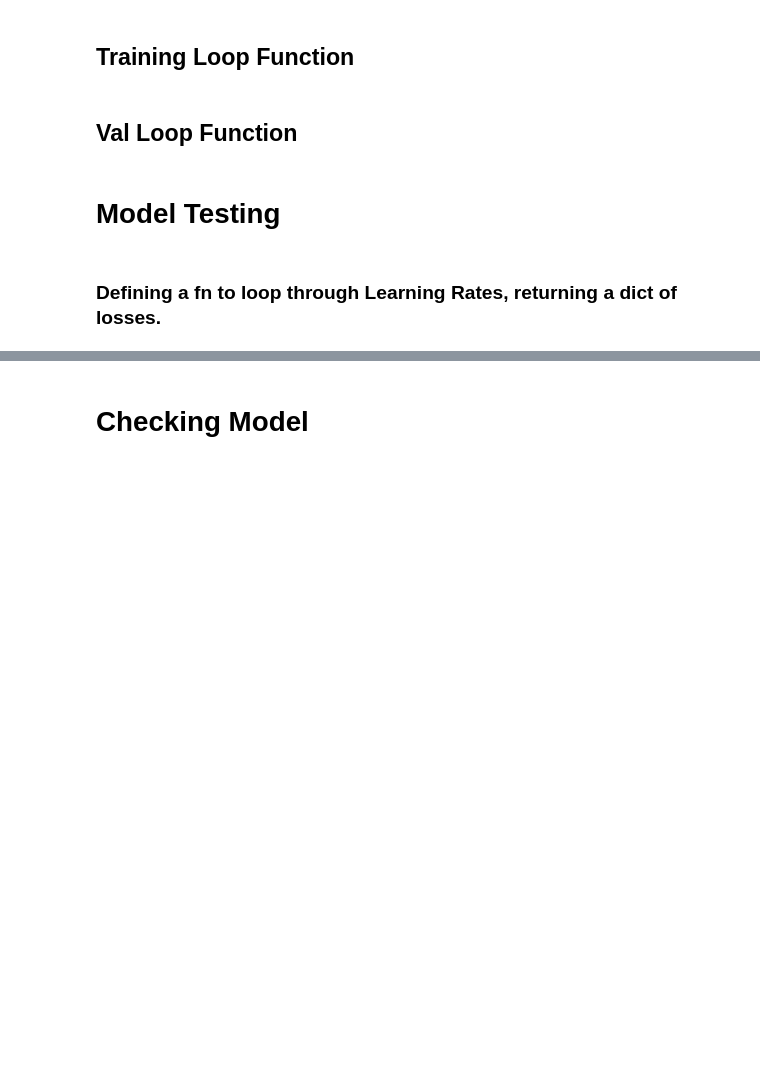
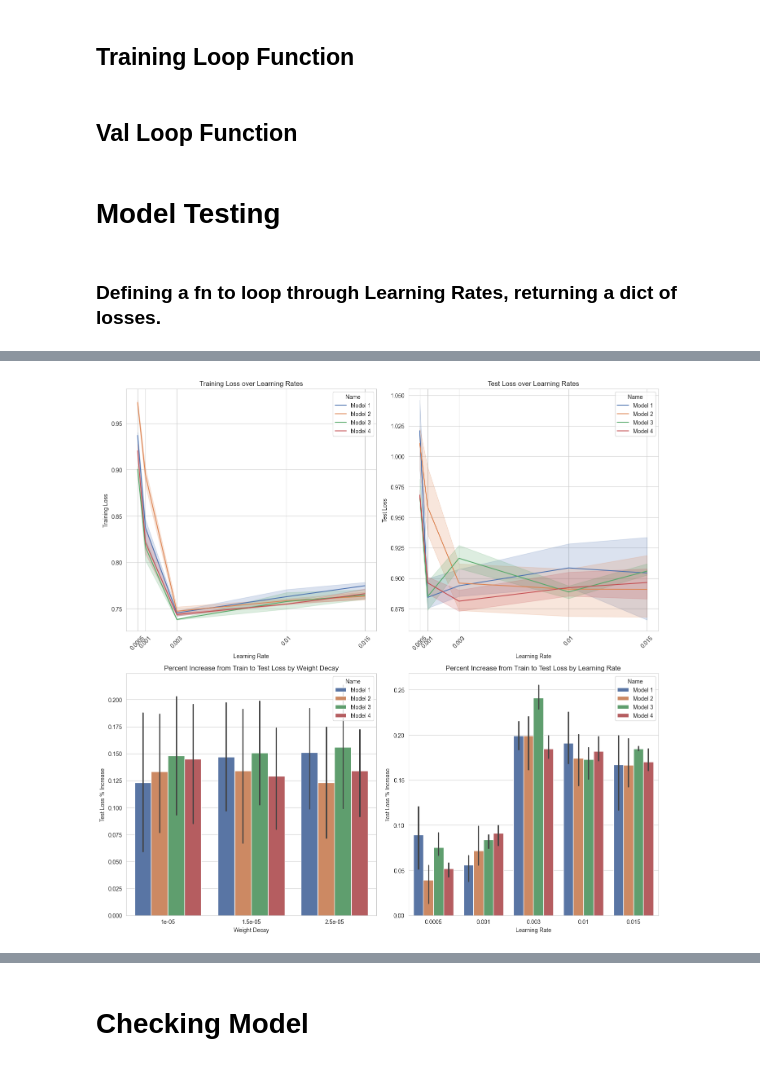
Before and after one commit to scottpitcher/Customer_RecommendationSystem, a Jupyter notebook: model_tuning.ipynb, the cells around one changed output, grey strips where cells are left out. Cells and saved outputs as stored; diff of their text form; code cells hidden in the pictures; blank space fills up the shorter version.

```diff
--- a/model_tuning.ipynb
+++ b/model_tuning.ipynb
@@ -194,7 +194,7 @@ def initialise_model2(num_users = num_users, num_items=num_items, lr=0.03, wd=2.
 Less model complexity compared to Model 2 to increase generalization
 # %%
 class Model3(nn.Module):
-    def __init__(self, num_users, num_items, n_embd = 32):
+    def __init__(self, num_users, num_items, n_embd = 64):
         super(Model3, self).__init__()
         self.user_embedding = nn.Embedding(num_users, n_embd) # Creating an embedding for our users with the correct dimensions
         self.item_embedding = nn.Embedding(num_items, n_embd) # Embedding items
@@ -367,0 +413,53 @@ loss_df
+# %%
+fig, axes = plt.subplots(2, 2, figsize=(14, 14), sharey=False)
+
+sns.lineplot(data = loss_df,
+            ax=axes[0,0],
+             x = "learning_rate",
+             y = "training_loss",
+             hue = "Name")
+axes[0,0].set_title("Training Loss over Learning Rates")
+axes[0,0].set_xlabel('Learning Rate')
+axes[0,0].set_ylabel('Training Loss')
+axes[0,0].set_xticks(learning_rates)
+axes[0,0].set_xticklabels(learning_rates, rotation=45)
+
+sns.lineplot(data = loss_df,
+            ax=axes[0,1],
+             x = "learning_rate",
+             y = "test_loss",
+             hue = "Name")
+axes[0,1].set_title("Test Loss over Learning Rates")
+axes[0,1].set_xlabel('Learning Rate')
+axes[0,1].set_ylabel('Test Loss')
+axes[0,1].set_xticks(learning_rates)
+axes[0,1].set_xticklabels(learning_rates, rotation=45)
+
+sns.barplot(data = loss_df,
+            ax=axes[1,0],
+             x = "weight_decay",
+             y = "test_diff",
+             hue = "Name")
+axes[1,0].set_title('Percent Increase from Train to Test Loss by Weight Decay')
+axes[1,0].set_xlabel('Weight Decay')
+axes[1,0].set_ylabel('Test Loss % Increase')
+# axes[1].set_xticks(wd_list)
+# axes[1].set_xticklabels(wd_list, rotation=45)
+
+sns.barplot(data = loss_df,
+            ax=axes[1,1],
+             x = "learning_rate",
+             y = "test_diff",
+             hue = "Name")
+axes[1,1].set_title('Percent Increase from Train to Test Loss by Learning Rate')
+axes[1,1].set_xlabel('Learning Rate')
+axes[1,1].set_ylabel('Test Loss % Increase')
+# axes[1].set_xticks(wd_list)
+# axes[1].set_xticklabels(wd_list, rotation=45)
+
+
+plt.suptitle('')
+plt.tight_layout()
+plt.show()
+# %% [output]
+[figure, added]
```
Also changed, not shown: parts of 19 cells of this notebook, 1 other file.
